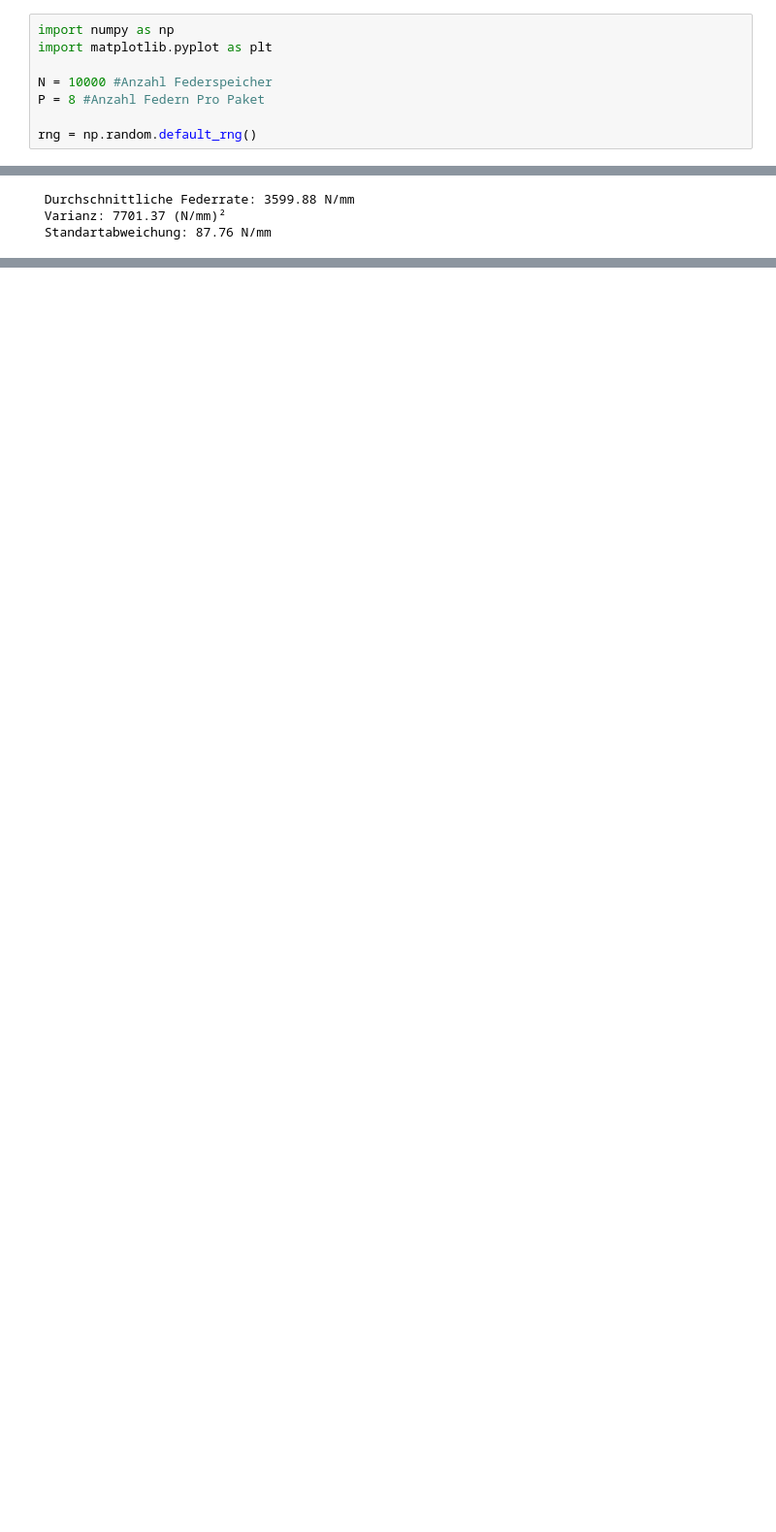
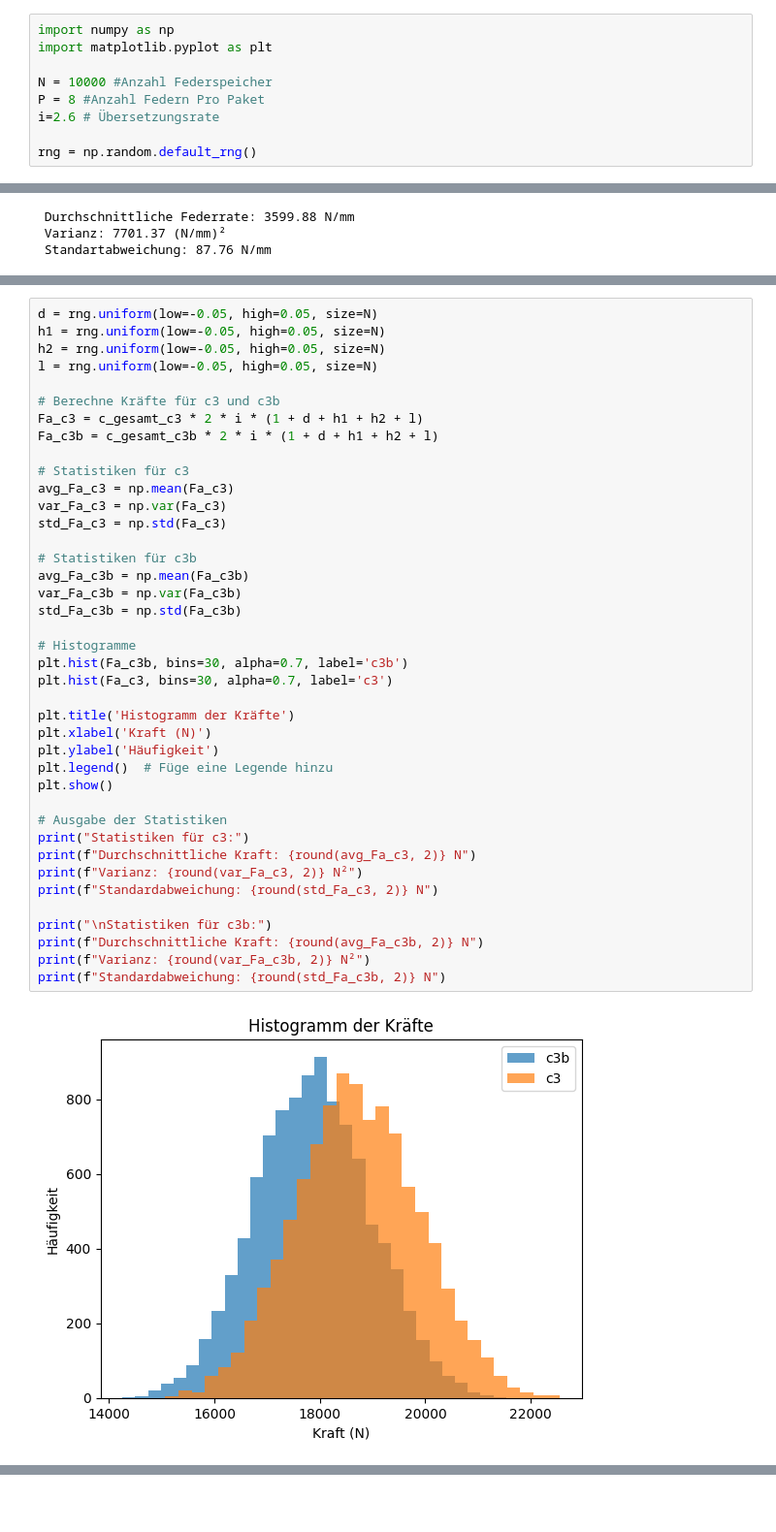
Before and after one commit to FHAC-MdQM/monte-carlo-simulation-dembski21, a Jupyter notebook: MonteCarlo.ipynb, the cells around one changed output, grey strips where cells are left out. Shown at 97% size. Cells and saved outputs as stored; diff of their text form; blank space fills up the shorter version.

```diff
--- a/MonteCarlo.ipynb
+++ b/MonteCarlo.ipynb
@@ -47,6 +47,7 @@ import matplotlib.pyplot as plt
 
 N = 10000 #Anzahl Federspeicher
 P = 8 #Anzahl Federn Pro Paket
+i=2.6 # Übersetzungsrate
 
 rng = np.random.default_rng()
 # %% [markdown]
@@ -123,0 +127,42 @@ Standardabweichung: 66.95 N/mm
+# %%
+d = rng.uniform(low=-0.05, high=0.05, size=N)
+h1 = rng.uniform(low=-0.05, high=0.05, size=N)
+h2 = rng.uniform(low=-0.05, high=0.05, size=N)
+l = rng.uniform(low=-0.05, high=0.05, size=N)
+
+# Berechne Kräfte für c3 und c3b
+Fa_c3 = c_gesamt_c3 * 2 * i * (1 + d + h1 + h2 + l)
+Fa_c3b = c_gesamt_c3b * 2 * i * (1 + d + h1 + h2 + l)
+
+# Statistiken für c3
+avg_Fa_c3 = np.mean(Fa_c3)
+var_Fa_c3 = np.var(Fa_c3)
+std_Fa_c3 = np.std(Fa_c3)
+
+# Statistiken für c3b
+avg_Fa_c3b = np.mean(Fa_c3b)
+var_Fa_c3b = np.var(Fa_c3b)
+std_Fa_c3b = np.std(Fa_c3b)
+
+# Histogramme
+plt.hist(Fa_c3b, bins=30, alpha=0.7, label='c3b')
+plt.hist(Fa_c3, bins=30, alpha=0.7, label='c3')
+
+plt.title('Histogramm der Kräfte')
+plt.xlabel('Kraft (N)')
+plt.ylabel('Häufigkeit')
+plt.legend()  # Füge eine Legende hinzu
+plt.show()
+
+# Ausgabe der Statistiken
+print("Statistiken für c3:")
+print(f"Durchschnittliche Kraft: {round(avg_Fa_c3, 2)} N")
+print(f"Varianz: {round(var_Fa_c3, 2)} N²")
+print(f"Standardabweichung: {round(std_Fa_c3, 2)} N")
+
+print("\nStatistiken für c3b:")
+print(f"Durchschnittliche Kraft: {round(avg_Fa_c3b, 2)} N")
+print(f"Varianz: {round(var_Fa_c3b, 2)} N²")
+print(f"Standardabweichung: {round(std_Fa_c3b, 2)} N")
+# %% [output]
+[figure, added]
```
Also changed, not shown: parts of 5 cells of this notebook.
